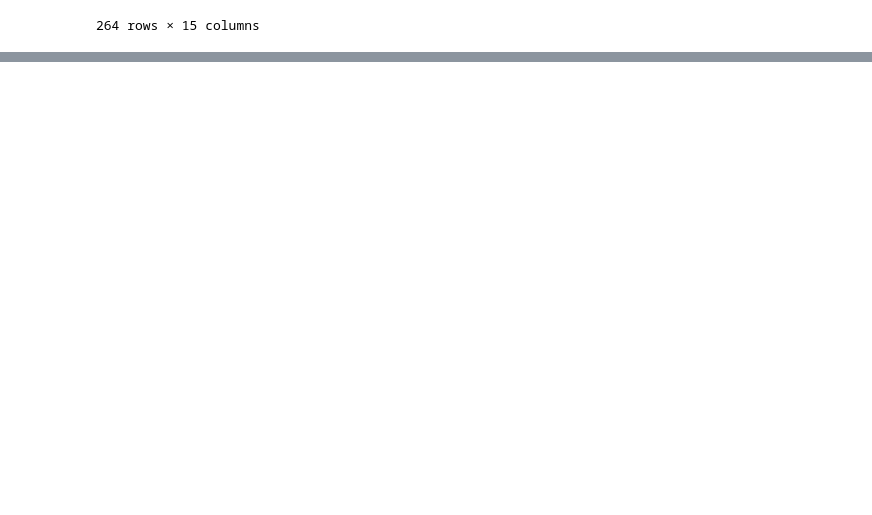
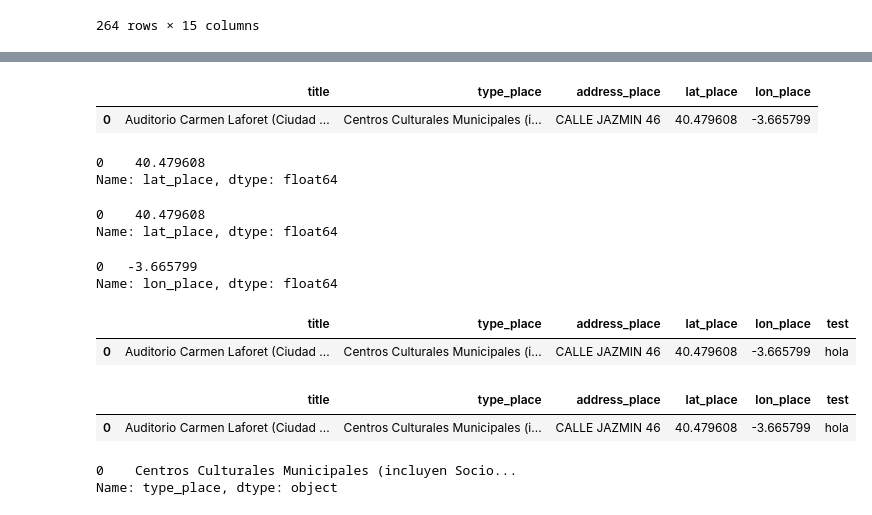
Before and after one commit to elvestevez/biciMAD_project_m1, a Jupyter notebook: notebooks/test.ipynb, the cells around one changed output, grey strips where cells are left out. Drawn from its saved outputs; the diff is of its cells as text; code cells hidden in the pictures; blank space fills up the shorter version.

```diff
--- a/notebooks/test.ipynb
+++ b/notebooks/test.ipynb
@@ -560,0 +500,4 @@ df_bicimad
+# %%
+df_places = get_places_data()
+df_places = df_places[:1]
+df_places
@@ -560,0 +541,37 @@ df_bicimad
+# %%
+df_places
+# %% [output]
+|  | title | type_place | address_place | lat_place | lon_place |
+| 0 | Auditorio Carmen Laforet (Ciudad ... | Centros Culturales Municipales (i... | CALLE JAZMIN 46 | 40.479608 | -3.665799 |
+# %%
+df_places["lat_place"]
+# %% [output]
+0    40.479608
+Name: lat_place, dtype: float64
+# %%
+df_places.loc[:,"lat_place"]
+# %% [output]
+0    40.479608
+Name: lat_place, dtype: float64
+# %%
+df_places.loc[:,"lon_place"]
+# %% [output]
+0   -3.665799
+Name: lon_place, dtype: float64
+# %%
+df_places.loc[:,"test"] = "hola"
+df_places
+# %% [output]
+|  | title | type_place | address_place | lat_place | lon_place | test |
+| 0 | Auditorio Carmen Laforet (Ciudad ... | Centros Culturales Municipales (i... | CALLE JAZMIN 46 | 40.479608 | -3.665799 | hola |
+# %%
+df_places
+# %% [output]
+|  | title | type_place | address_place | lat_place | lon_place | test |
+| 0 | Auditorio Carmen Laforet (Ciudad ... | Centros Culturales Municipales (i... | CALLE JAZMIN 46 | 40.479608 | -3.665799 | hola |
+# %%
+result = df_places.iloc[:,1]
+result
+# %% [output]
+0    Centros Culturales Municipales (incluyen Socio...
+Name: type_place, dtype: object
```
Also changed, not shown: parts of 6 cells of this notebook, 7 other files.
